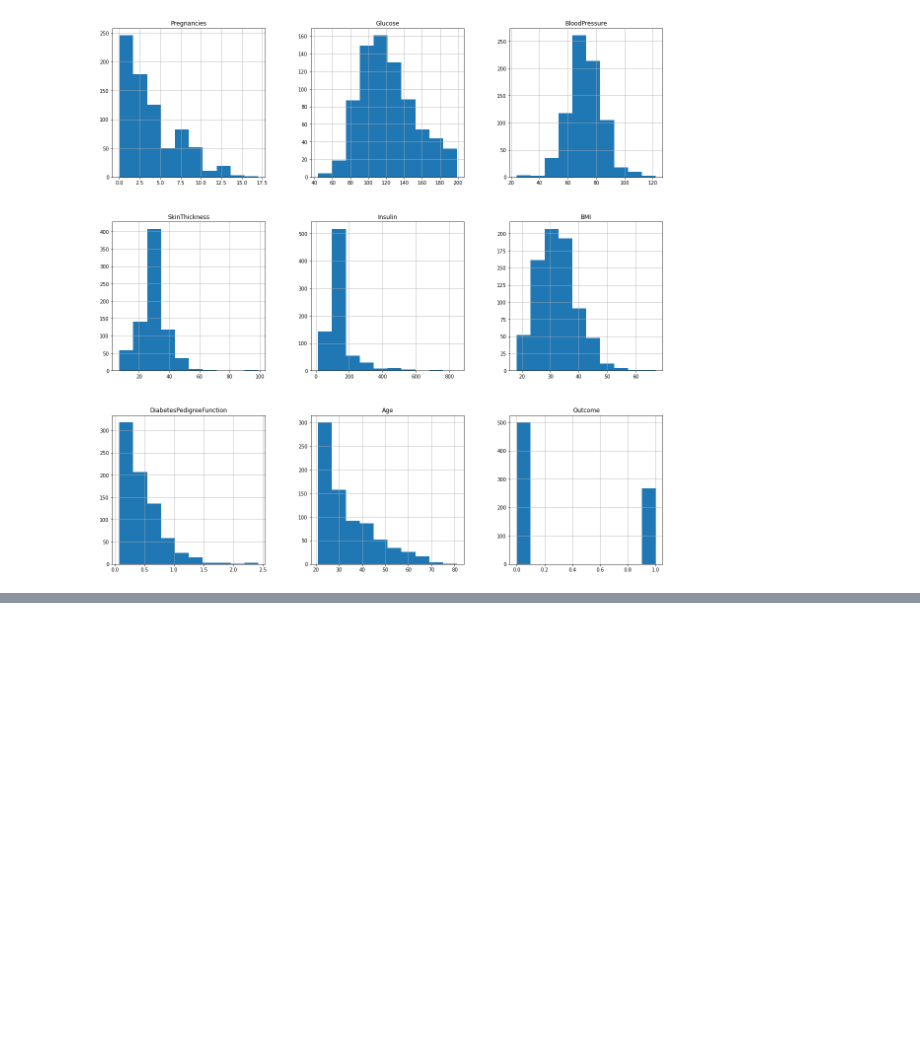
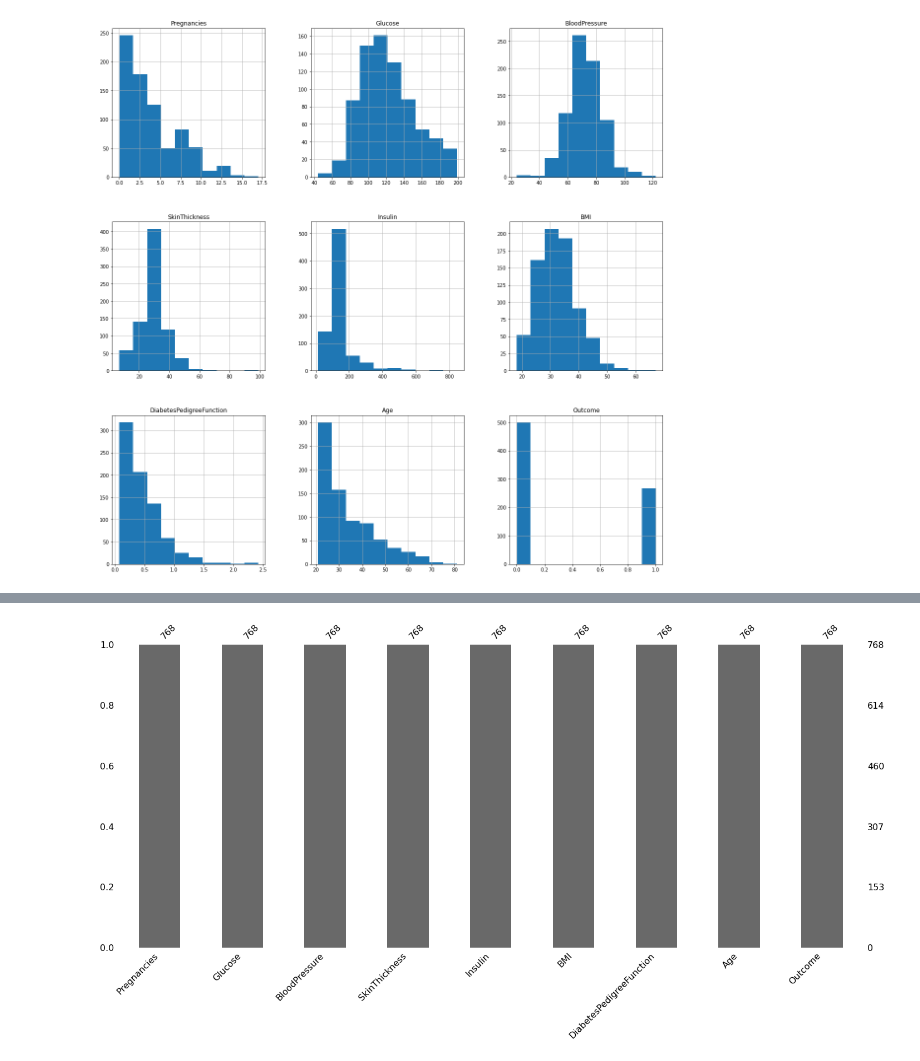
Before and after one commit to Riaduddin/EDA, a Jupyter notebook: Diabetes_Predictions/Diabetes_predictions.ipynb, the cells around one changed output, grey strips where cells are left out. Drawn from its saved outputs; the diff is of its cells as text; code cells hidden in the pictures; blank space fills up the shorter version.

```diff
--- a/Diabetes_Predictions/Diabetes_predictions.ipynb
+++ b/Diabetes_Predictions/Diabetes_predictions.ipynb
@@ -132,0 +138,4 @@ p=data_copy.hist(figsize=(20,20))
+# %%
+p1=msno.bar(data)
+# %% [output]
+[figure, added]
```
Also changed, not shown: parts of 28 cells of this notebook.
